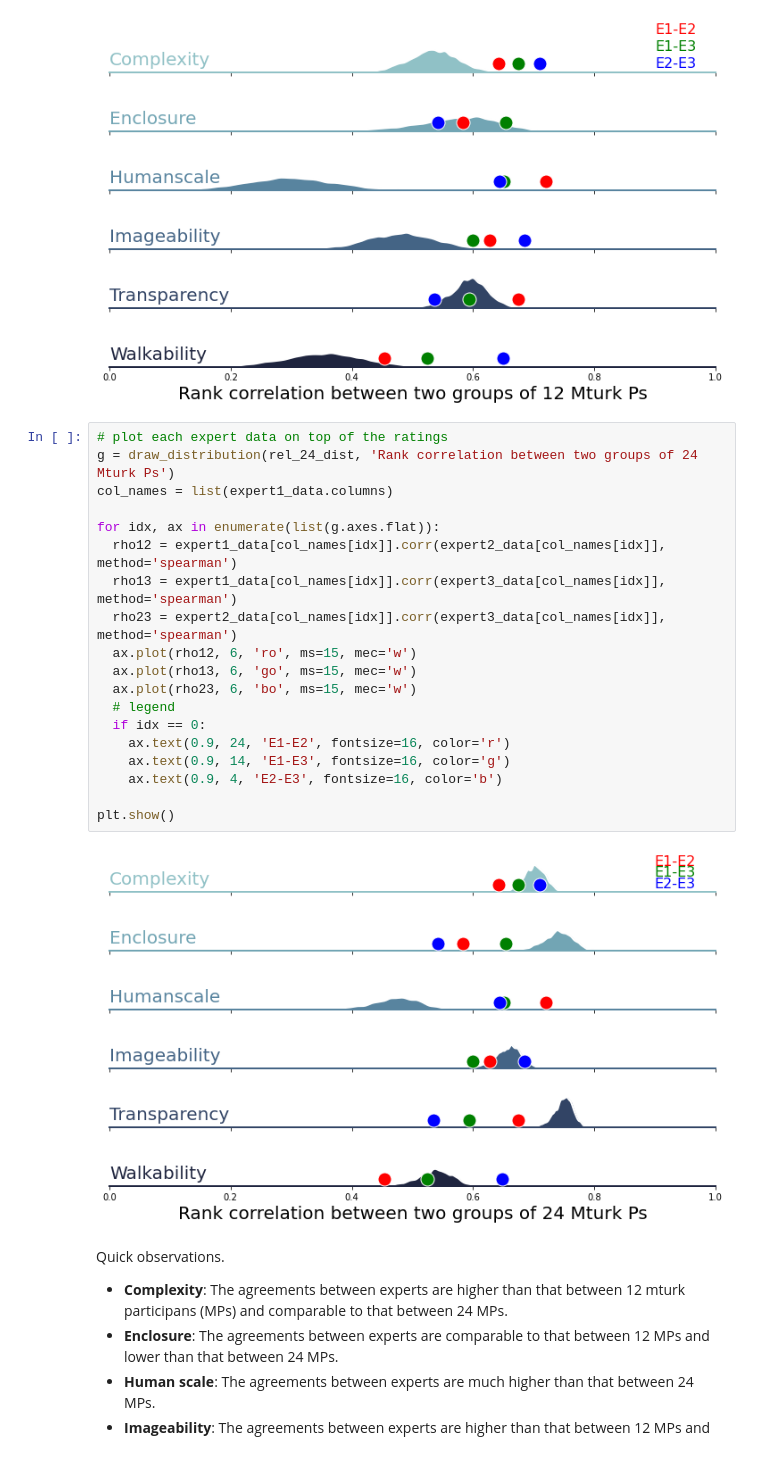
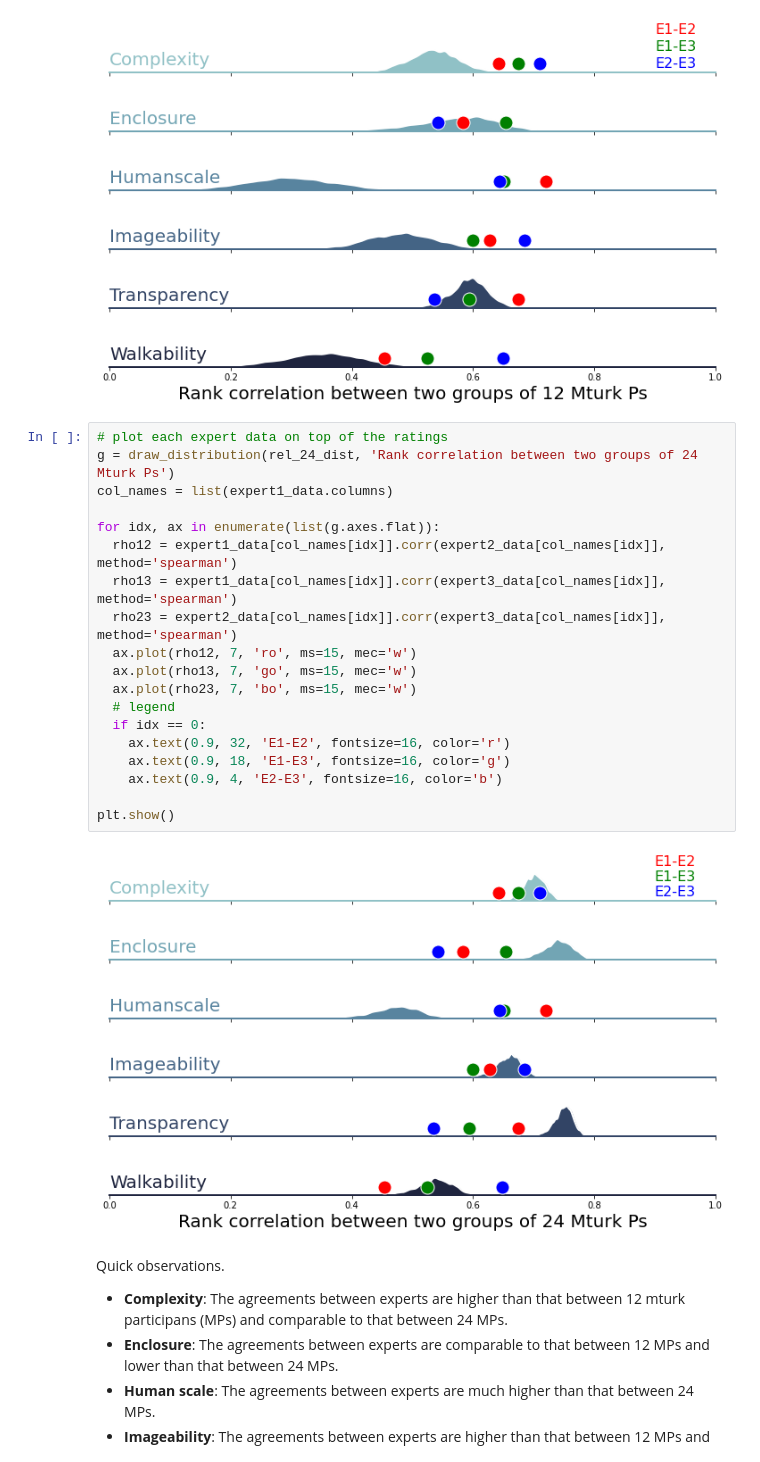
Before and after one commit to kywch/StreetPsych, a Jupyter notebook: visualize_expert_ratings.ipynb, the cells around one changed output. Cells and saved outputs as stored; diff of their text form.

```diff
--- a/visualize_expert_ratings.ipynb
+++ b/visualize_expert_ratings.ipynb
@@ -303,24 +313,24 @@ plt.show()
 # %%
 # plot each expert data on top of the ratings
 g = draw_distribution(rel_24_dist, 'Rank correlation between two groups of 24 Mturk Ps')
 col_names = list(expert1_data.columns)
 
 for idx, ax in enumerate(list(g.axes.flat)):
   rho12 = expert1_data[col_names[idx]].corr(expert2_data[col_names[idx]], method='spearman')
   rho13 = expert1_data[col_names[idx]].corr(expert3_data[col_names[idx]], method='spearman')
   rho23 = expert2_data[col_names[idx]].corr(expert3_data[col_names[idx]], method='spearman')
-  ax.plot(rho12, 6, 'ro', ms=15, mec='w')
-  ax.plot(rho13, 6, 'go', ms=15, mec='w')
-  ax.plot(rho23, 6, 'bo', ms=15, mec='w')
+  ax.plot(rho12, 7, 'ro', ms=15, mec='w')
+  ax.plot(rho13, 7, 'go', ms=15, mec='w')
+  ax.plot(rho23, 7, 'bo', ms=15, mec='w')
   # legend
   if idx == 0:
-    ax.text(0.9, 24, 'E1-E2', fontsize=16, color='r')
-    ax.text(0.9, 14, 'E1-E3', fontsize=16, color='g')
+    ax.text(0.9, 32, 'E1-E2', fontsize=16, color='r')
+    ax.text(0.9, 18, 'E1-E3', fontsize=16, color='g')
     ax.text(0.9, 4, 'E2-E3', fontsize=16, color='b')
 
 plt.show()
 # %% [output]
-[figure, old version]
+[figure, new version]
 # %% [markdown]
 Quick observations.
 * **Complexity**: The agreements between experts are higher than that between 12 mturk participans (MPs) and comparable to that between 24 MPs.
```
Also changed, not shown: parts of 6 cells of this notebook.
